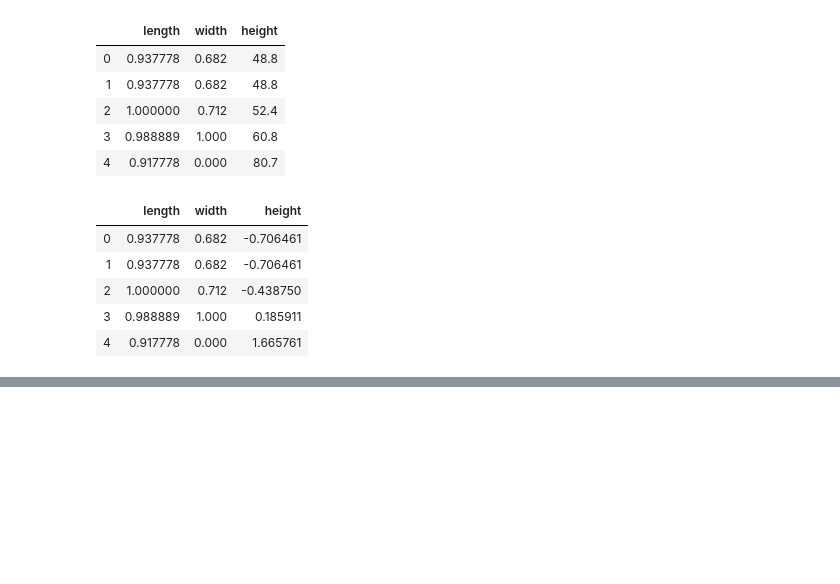
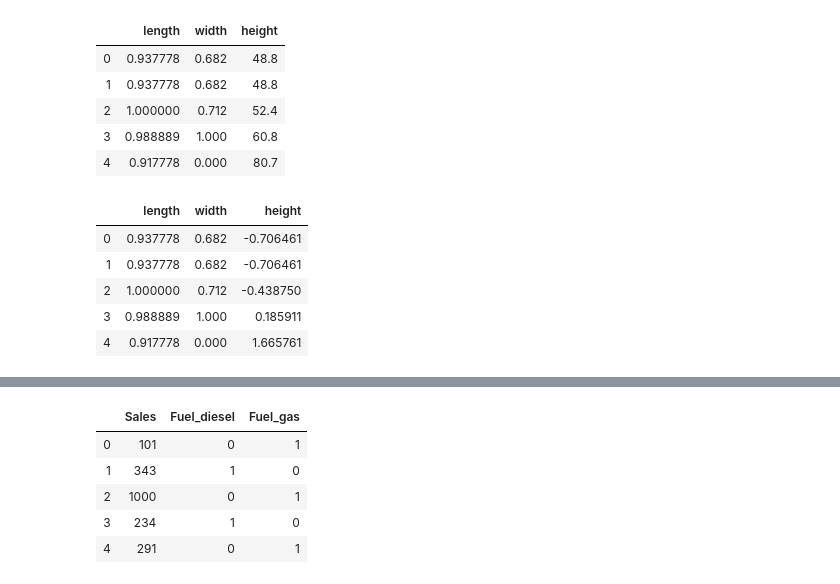
Before and after one commit to hahafael/IBM-s_data_science_course, a Jupyter notebook: Module 2 - Data Wrangling.ipynb, the cells around one changed output, grey strips where cells are left out. Saved outputs shown, nothing was run; the diff lists cells and outputs as text; code cells hidden in the pictures; blank space fills up the shorter version.

```diff
--- a/Module 2 - Data Wrangling.ipynb
+++ b/Module 2 - Data Wrangling.ipynb
@@ -277,0 +339,4 @@ norm_df
+# %%
+df = pd.DataFrame({"Fuel":["gas", "diesel", "gas","diesel","gas"],
+                    "Sales":[101,343,1000,234,291]})
+df
@@ -277,0 +350,5 @@ norm_df
+# %%
+#The pandas.get_dummies() method convert categorical
+#variables to dummy variables (0 or 1). This method encoding is called One Hot Encoding
+
+df = pd.get_dummies(df["Fuel"])
@@ -277,0 +364,13 @@ norm_df
+# %%
+#To append the encoded columns to the dataframe, just specify the column to perform the encoding
+
+df = pd.get_dummies(df, columns = ["Fuel"])
+# %%
+df
+# %% [output]
+|  | Sales | Fuel_diesel | Fuel_gas |
+| 0 | 101 | 0 | 1 |
+| 1 | 343 | 1 | 0 |
+| 2 | 1000 | 0 | 1 |
+| 3 | 234 | 1 | 0 |
+| 4 | 291 | 0 | 1 |
```
Also changed, not shown: parts of 9 cells of this notebook.
